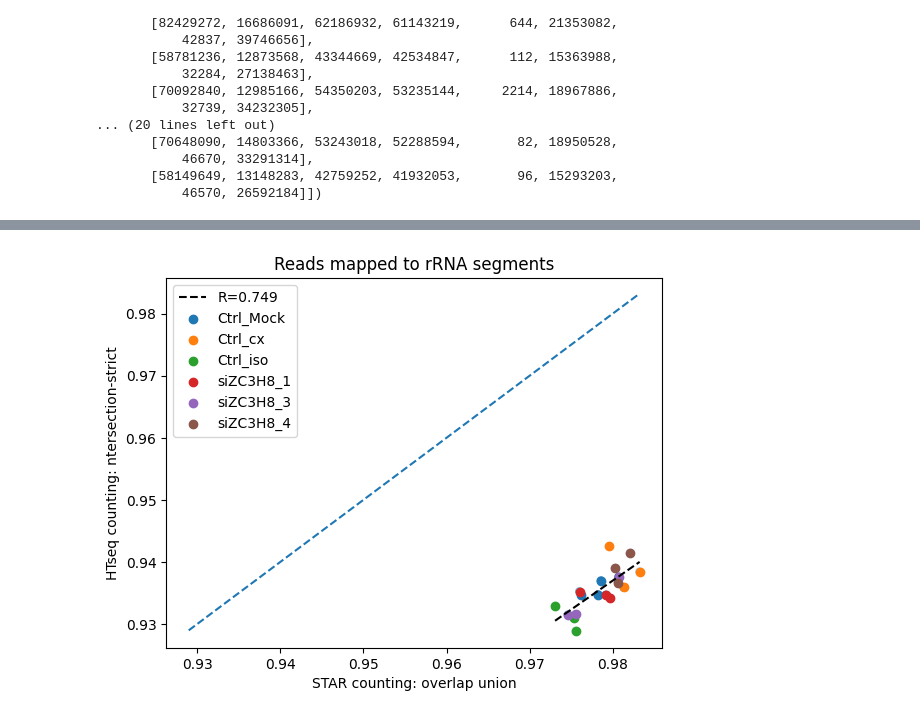
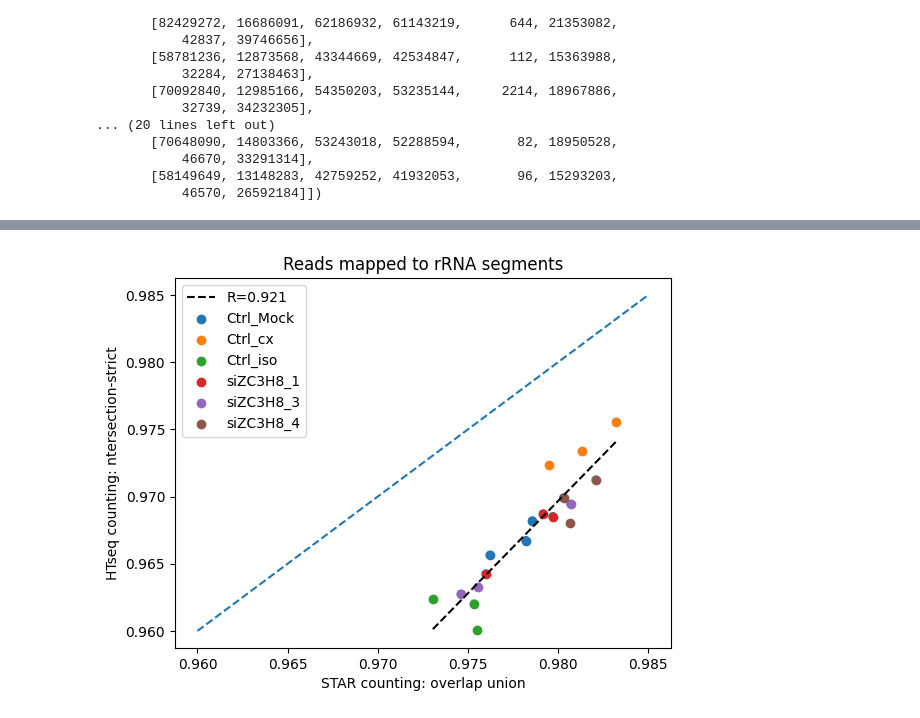
Before and after one commit to huangyh09/rRNA-explore, a Jupyter notebook: huenRNA/analysis/basic_rRNA_analysis.ipynb, the cells around one changed output, grey strips where cells are left out. Drawn from its saved outputs; the diff is of its cells as text; code cells hidden in the pictures.

Commit message:
htseq from STAR unsorted

```diff
--- a/huenRNA/analysis/basic_rRNA_analysis.ipynb
+++ b/huenRNA/analysis/basic_rRNA_analysis.ipynb
@@ -141,7 +141,7 @@ for samp in samples:
     _df = pd.read_csv('/data/users/yuanhua/huenRNA/rRNAbam/%s/htseq_count.tsv' %samp,
                       sep='\t', header=None)
     _seg_reads = _df[1].values[:4].sum()
-    _mapped_reads = _df[1].values.sum()
+    _mapped_reads = _df[1].values[:-1].sum()
     _unmapped_reads = None
     _total_reads = _df[1].values.sum()
     _sum_reads = [_total_reads, _unmapped_reads, _mapped_reads, _seg_reads]
@@ -149,7 +149,10 @@ for samp in samples:
     htcounts_all.append(np.append(_sum_reads, _df[1].values[[3, 0, 2, 1]]))
 
 htcounts_all = np.array(htcounts_all)
-htcounts_all[:, 0] = np.array(reads_all, dtype=int)[:, 0] * 2
+
+# add info from STAR output
+htcounts_all[:, 0] = np.array(reads_all, dtype=int)[:, 0]
+htcounts_all[:, 1] = np.array(reads_all, dtype=int)[:, 1]
 # %%
 _df
 # %% [output]
@@ -218,19 +221,19 @@ df_htout.to_csv('../table_htseq_rRNA_mapping_percent.csv', float_format='%.3e')
 # %%
 import hilearn
 import matplotlib.pyplot as plt
 
 color_groups = np.array(['_'.join(x.split('_')[:2]) for x in df_out.index])
 hilearn.corr_plot(df_out['segment_count'].values, df_htout['segment_count'].values)
 for _group in np.unique(color_groups):
     _idx = color_groups == _group
     plt.scatter(df_out['segment_count'].values[_idx],
                 df_htout['segment_count'].values[_idx],
                 label=_group)
-plt.plot([0.929, 0.983], [0.929, 0.983], '--')
+plt.plot([0.960, 0.985], [0.960, 0.985], '--')
 plt.xlabel('STAR counting: overlap union')
 plt.ylabel('HTseq counting: ntersection-strict')
 plt.title('Reads mapped to rRNA segments')
 plt.legend()
 plt.show()
 # %% [output]
-[figure, old version]
+[figure, new version]
```
Also changed, not shown: parts of 5 cells of this notebook, 6 other files.
